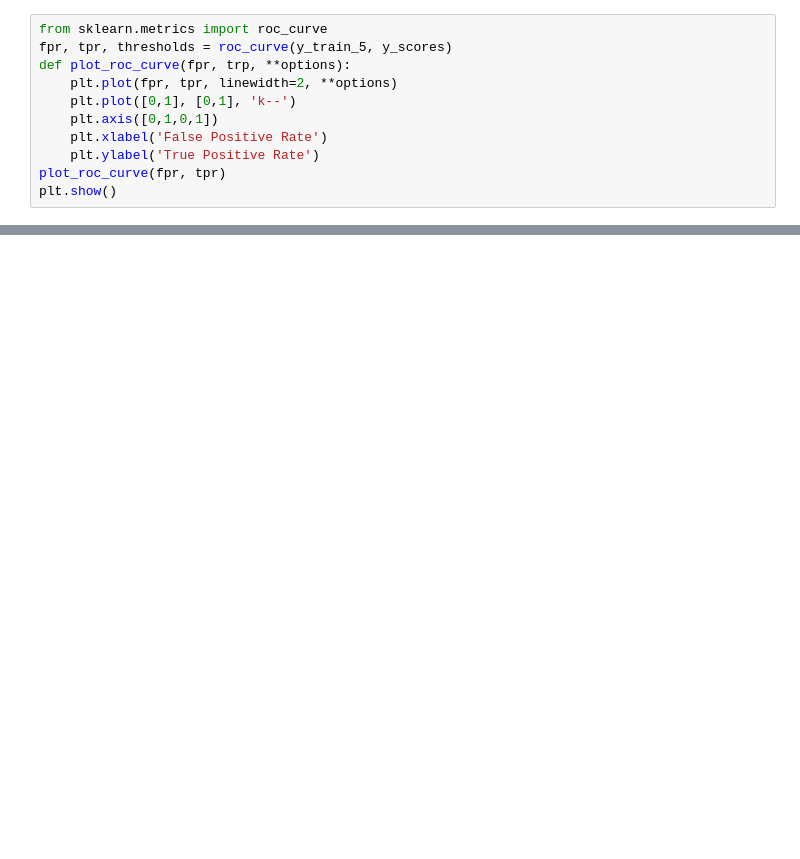
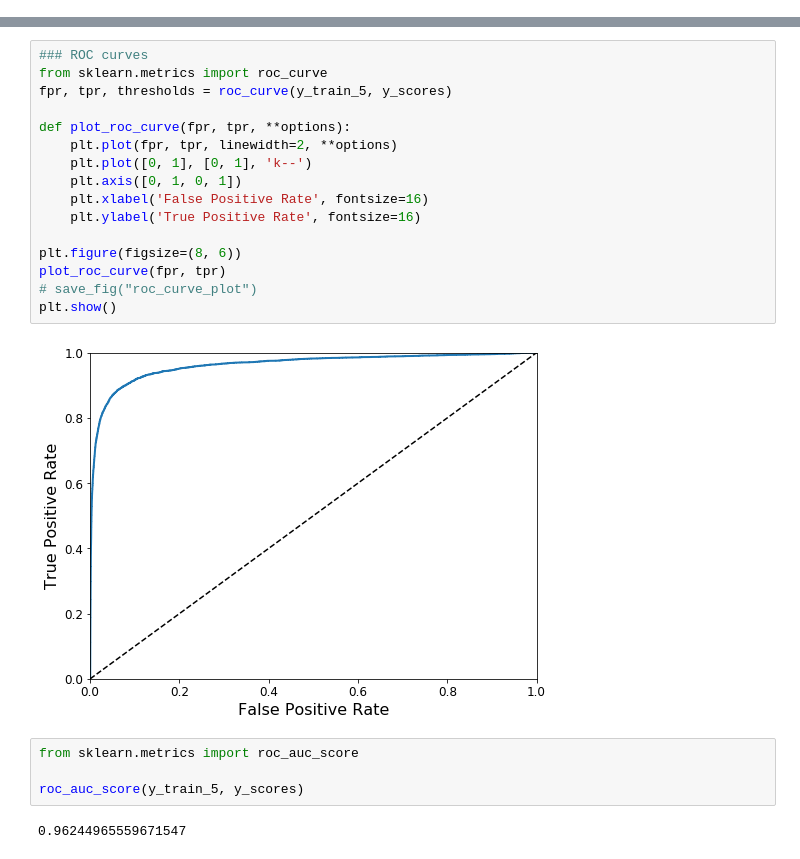
Before and after one commit to linked0/kaggle-web, a Jupyter notebook: docs/examples/hands-on/ch03.ipynb, the cells around one changed output, grey strips where cells are left out. Saved outputs shown, nothing was run; the diff lists cells and outputs as text; blank space fills up the shorter version.

```diff
--- a/docs/examples/hands-on/ch03.ipynb
+++ b/docs/examples/hands-on/ch03.ipynb
@@ -102,11 +0,0 @@ array([False, False, False, ..., False,  True, False], dtype=bool)
-# %%
-from sklearn.metrics import roc_curve
-fpr, tpr, thresholds = roc_curve(y_train_5, y_scores)
-def plot_roc_curve(fpr, trp, **options):
-    plt.plot(fpr, tpr, linewidth=2, **options)
-    plt.plot([0,1], [0,1], 'k--')
-    plt.axis([0,1,0,1])
-    plt.xlabel('False Positive Rate')
-    plt.ylabel('True Positive Rate')
-plot_roc_curve(fpr, tpr)
-plt.show()
@@ -140,0 +260,24 @@ plt.show()
+# %%
+### ROC curves
+from sklearn.metrics import roc_curve
+fpr, tpr, thresholds = roc_curve(y_train_5, y_scores)
+
+def plot_roc_curve(fpr, tpr, **options):
+    plt.plot(fpr, tpr, linewidth=2, **options)
+    plt.plot([0, 1], [0, 1], 'k--')
+    plt.axis([0, 1, 0, 1])
+    plt.xlabel('False Positive Rate', fontsize=16)
+    plt.ylabel('True Positive Rate', fontsize=16)
+
+plt.figure(figsize=(8, 6))
+plot_roc_curve(fpr, tpr)
+# save_fig("roc_curve_plot")
+plt.show()
+# %% [output]
+[figure, added]
+# %%
+from sklearn.metrics import roc_auc_score
+
+roc_auc_score(y_train_5, y_scores)
+# %% [output]
+0.96244965559671547
```
Also changed, not shown: parts of 52 cells of this notebook, 33 other files.
